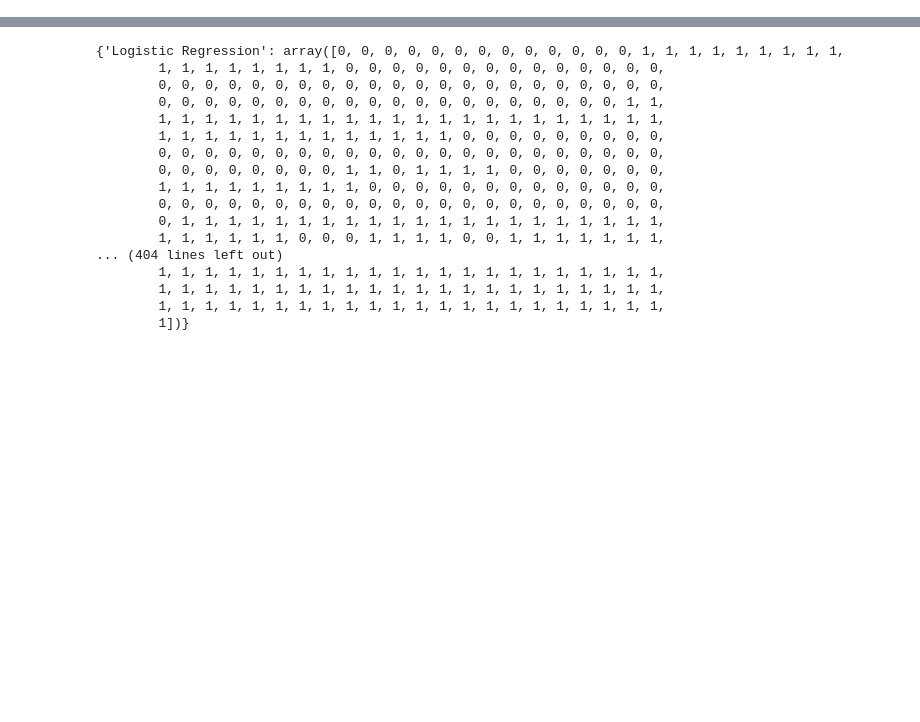
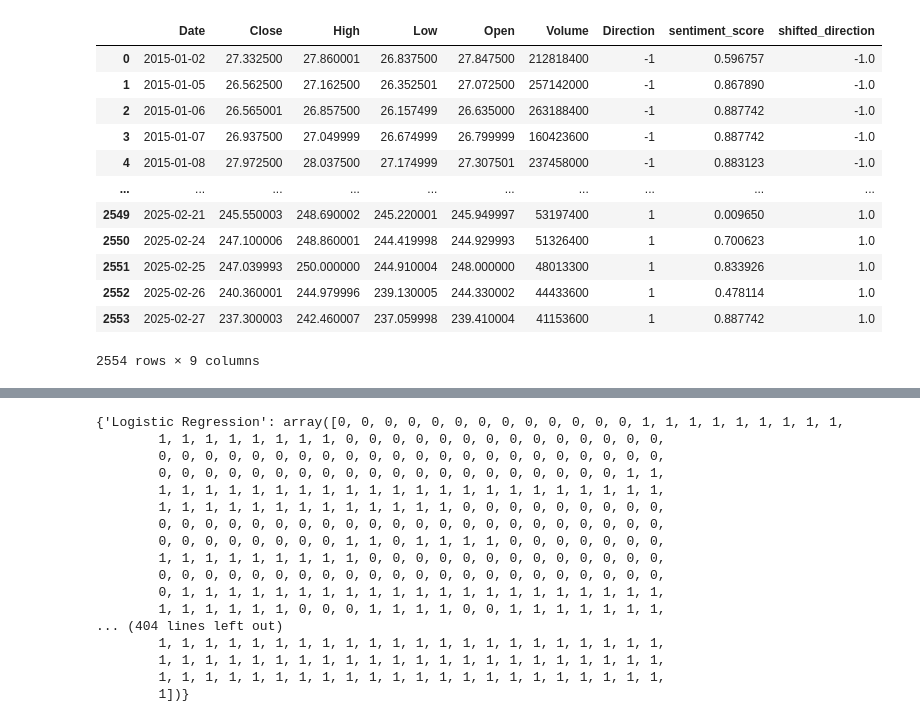
Before and after one commit to SacSresta/Research, a Jupyter notebook: notebook/stage_07_backtesting_model.ipynb, the cells around one changed output, grey strips where cells are left out. Cells and saved outputs as stored; diff of their text form; code cells hidden in the pictures; blank space fills up the shorter version.

```diff
--- a/notebook/stage_07_backtesting_model.ipynb
+++ b/notebook/stage_07_backtesting_model.ipynb
@@ -40,0 +25,18 @@ X_test
+# %%
+df = get_data(path=r'C:\Users\sachi\Documents\Researchcode\sentiment\merged_data_AAPL_from_2015-01-01_to_2025-03-01.csv')
+# %%
+df
+# %% [output]
+|  | Date | Close | High | Low | Open | Volume | Direction | sentiment_score | shifted_direction |
+| 0 | 2015-01-02 | 27.332500 | 27.860001 | 26.837500 | 27.847500 | 212818400 | -1 | 0.596757 | -1.0 |
+| 1 | 2015-01-05 | 26.562500 | 27.162500 | 26.352501 | 27.072500 | 257142000 | -1 | 0.867890 | -1.0 |
+| 2 | 2015-01-06 | 26.565001 | 26.857500 | 26.157499 | 26.635000 | 263188400 | -1 | 0.887742 | -1.0 |
+| 3 | 2015-01-07 | 26.937500 | 27.049999 | 26.674999 | 26.799999 | 160423600 | -1 | 0.887742 | -1.0 |
+| 4 | 2015-01-08 | 27.972500 | 28.037500 | 27.174999 | 27.307501 | 237458000 | -1 | 0.883123 | -1.0 |
+| ... | ... | ... | ... | ... | ... | ... | ... | ... | ... |
+| 2549 | 2025-02-21 | 245.550003 | 248.690002 | 245.220001 | 245.949997 | 53197400 | 1 | 0.009650 | 1.0 |
+| 2550 | 2025-02-24 | 247.100006 | 248.860001 | 244.419998 | 244.929993 | 51326400 | 1 | 0.700623 | 1.0 |
+| 2551 | 2025-02-25 | 247.039993 | 250.000000 | 244.910004 | 248.000000 | 48013300 | 1 | 0.833926 | 1.0 |
+| 2552 | 2025-02-26 | 240.360001 | 244.979996 | 239.130005 | 244.330002 | 44433600 | 1 | 0.478114 | 1.0 |
+| 2553 | 2025-02-27 | 237.300003 | 242.460007 | 237.059998 | 239.410004 | 41153600 | 1 | 0.887742 | 1.0 |
+2554 rows × 9 columns
```
Also changed, not shown: parts of 21 cells of this notebook, 1 other file.
